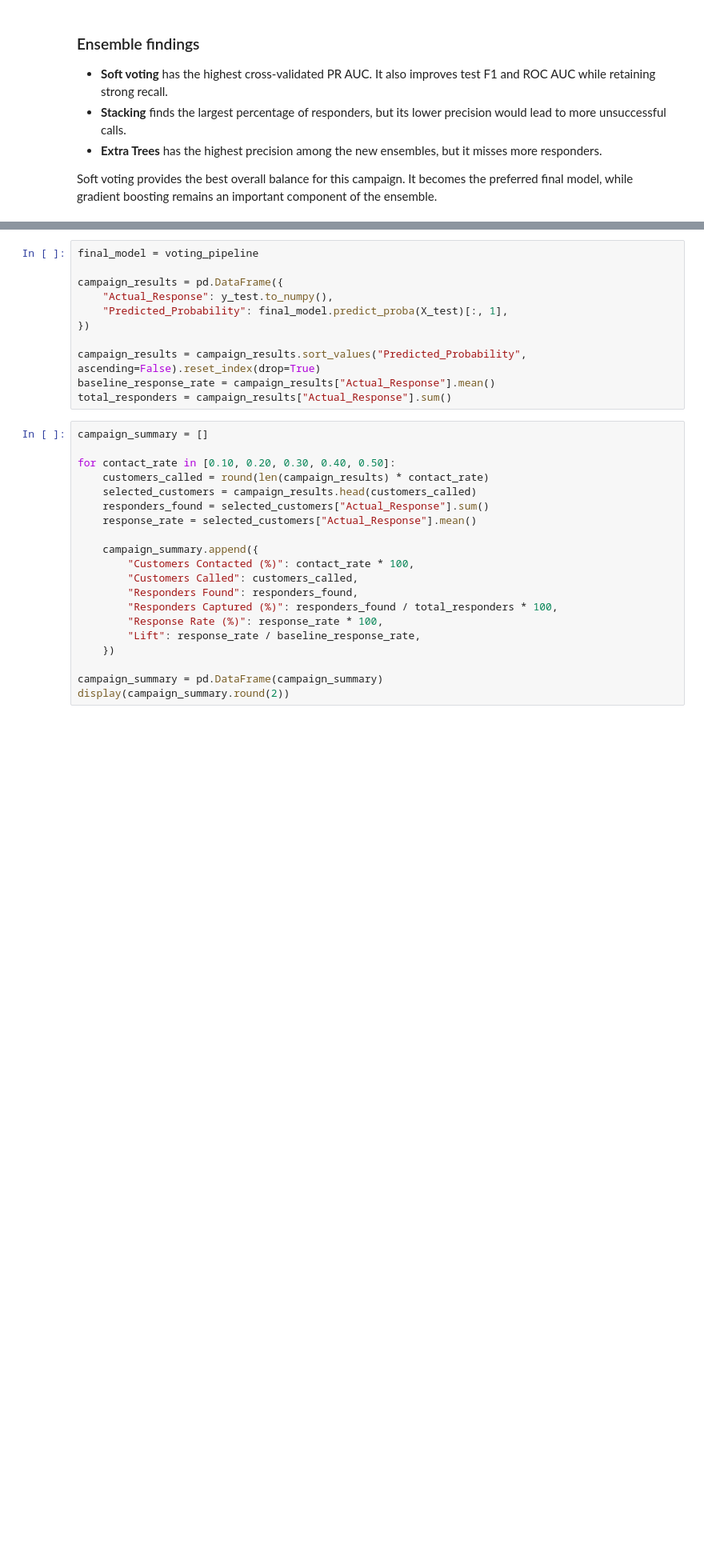
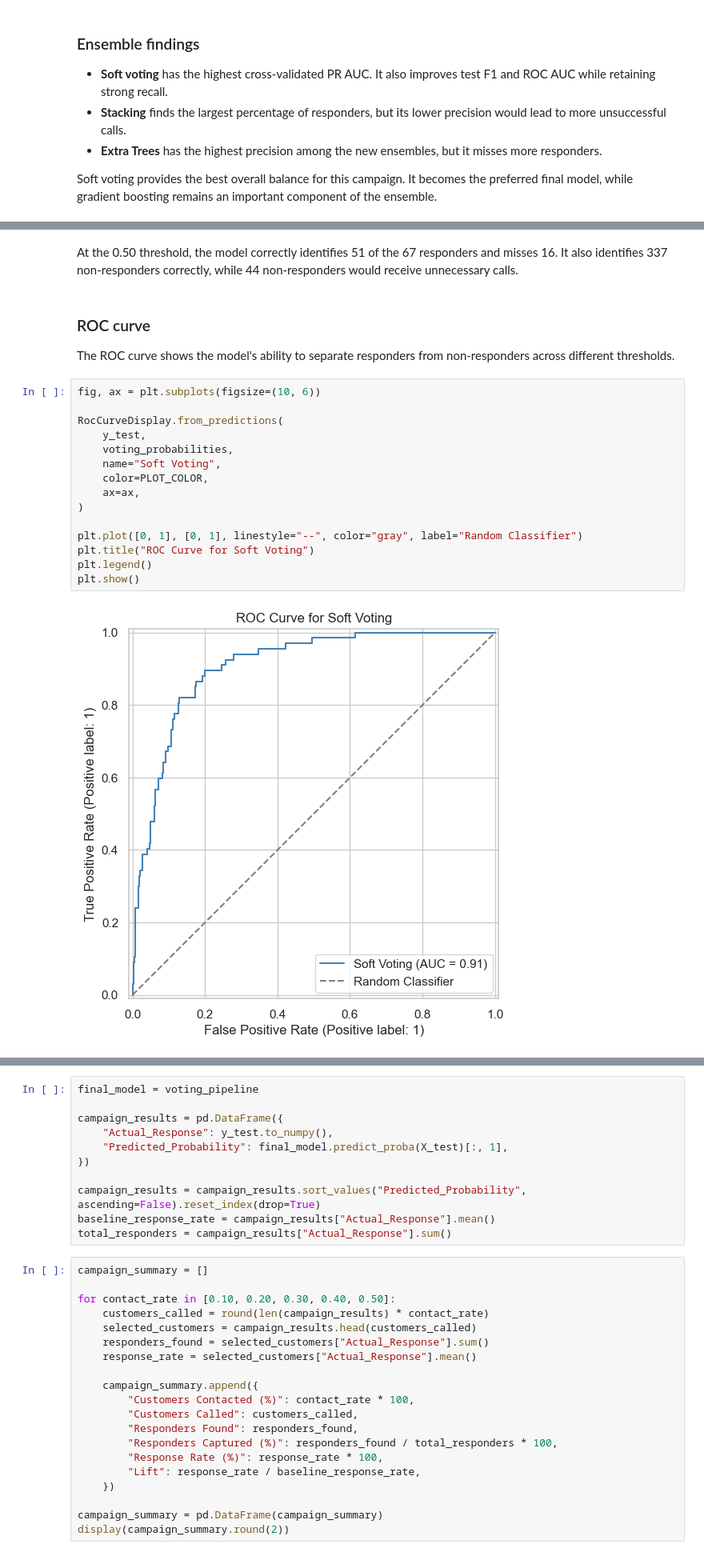
Before and after one commit to onazor/machine-learning-projects, a Jupyter notebook: campaign-analysis/main.ipynb, the cells around one changed output, grey strips where cells are left out. Shown at 80% size. Saved outputs shown, nothing was run; the diff lists cells and outputs as text; blank space fills up the shorter version.

```diff
--- a/campaign-analysis/main.ipynb
+++ b/campaign-analysis/main.ipynb
@@ -772,0 +804,23 @@ Soft voting provides the best overall balance for this campaign. It becomes the
+# %% [markdown]
+At the 0.50 threshold, the model correctly identifies 51 of the 67 responders and misses 16. It also identifies 337 non-responders correctly, while 44 non-responders would receive unnecessary calls.
+# %% [markdown]
+### ROC curve
+
+The ROC curve shows the model's ability to separate responders from non-responders across different thresholds.
+# %%
+fig, ax = plt.subplots(figsize=(10, 6))
+
+RocCurveDisplay.from_predictions(
+    y_test,
+    voting_probabilities,
+    name="Soft Voting",
+    color=PLOT_COLOR,
+    ax=ax,
+)
+
+plt.plot([0, 1], [0, 1], linestyle="--", color="gray", label="Random Classifier")
+plt.title("ROC Curve for Soft Voting")
+plt.legend()
+plt.show()
+# %% [output]
+[figure, added]
```
Also changed, not shown: parts of 10 cells of this notebook.
